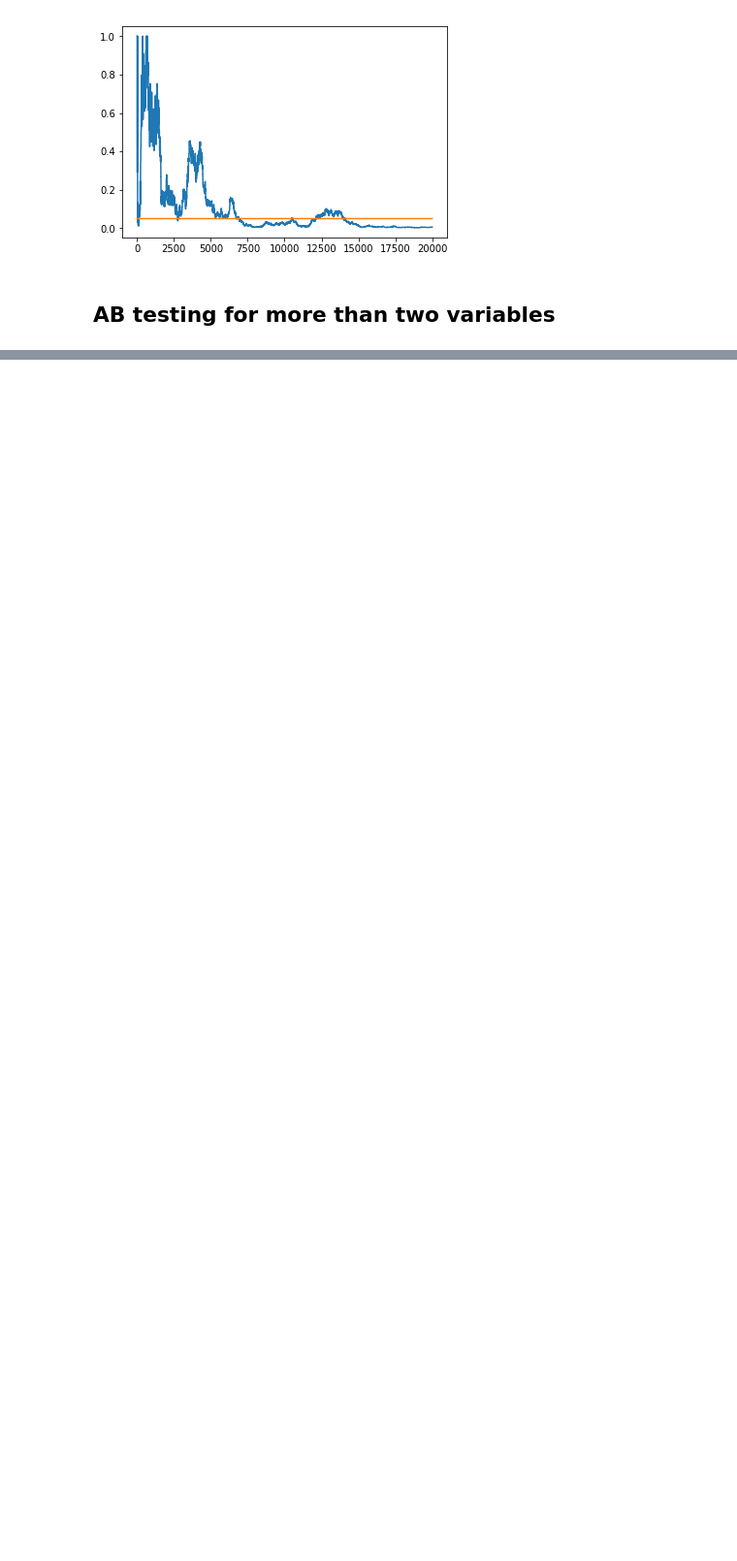
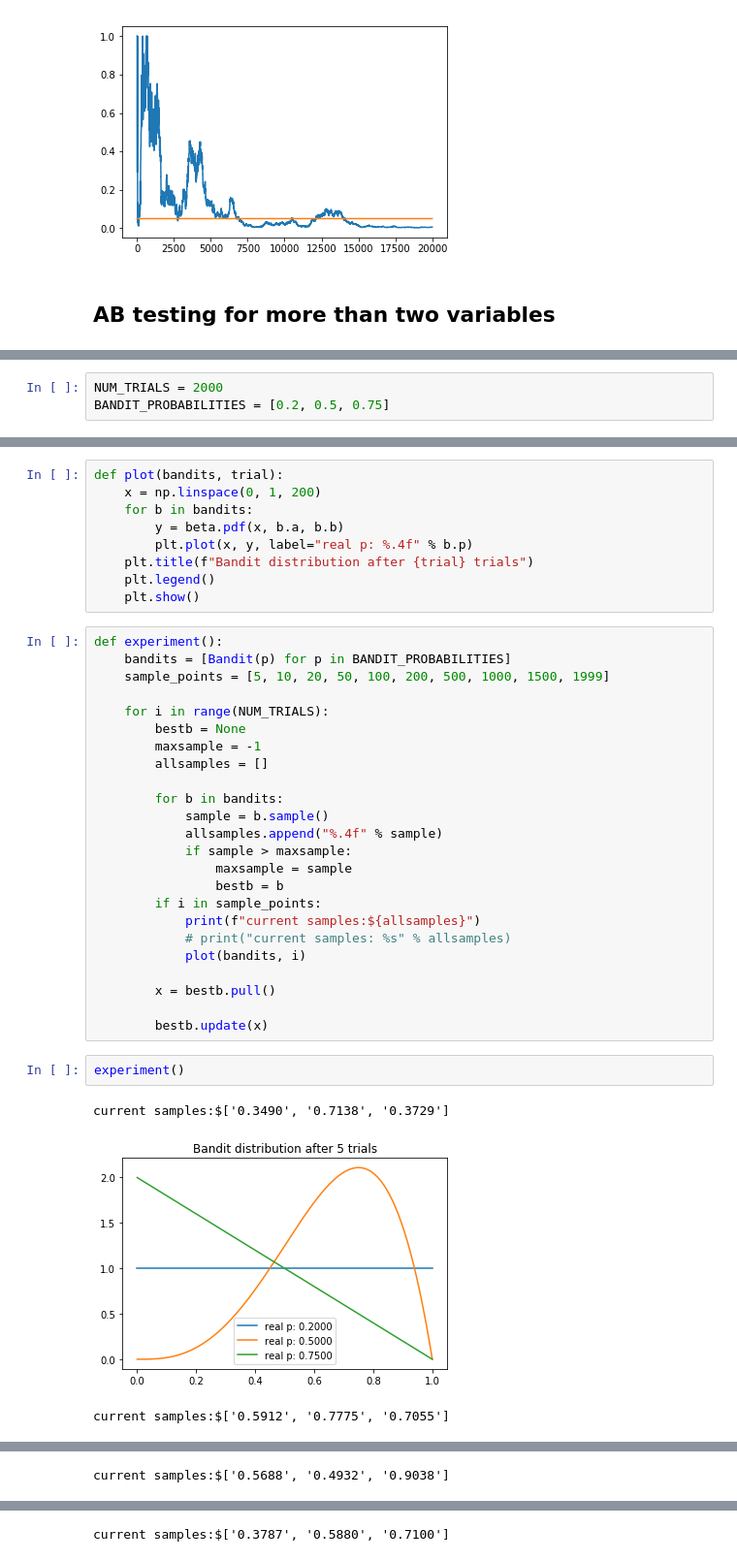
Before and after one commit to talk2sunil83/machine_learning_examples, a Jupyter notebook: ab_testing/ABTest.ipynb, the cells around one changed output, grey strips where cells are left out. Shown at 97% size. Saved outputs shown, nothing was run; the diff lists cells and outputs as text; blank space fills up the shorter version.

```diff
--- a/ab_testing/ABTest.ipynb
+++ b/ab_testing/ABTest.ipynb
@@ -61,0 +92,3 @@ Post Hoc Testing
+# %%
+NUM_TRIALS = 2000
+BANDIT_PROBABILITIES = [0.2, 0.5, 0.75]
@@ -61,0 +111,39 @@ Post Hoc Testing
+# %%
+def plot(bandits, trial):
+    x = np.linspace(0, 1, 200)
+    for b in bandits:
+        y = beta.pdf(x, b.a, b.b)
+        plt.plot(x, y, label="real p: %.4f" % b.p)
+    plt.title(f"Bandit distribution after {trial} trials")
+    plt.legend()
+    plt.show()
+# %%
+def experiment():
+    bandits = [Bandit(p) for p in BANDIT_PROBABILITIES]
+    sample_points = [5, 10, 20, 50, 100, 200, 500, 1000, 1500, 1999]
+
+    for i in range(NUM_TRIALS):
+        bestb = None
+        maxsample = -1
+        allsamples = []
+
+        for b in bandits:
+            sample = b.sample()
+            allsamples.append("%.4f" % sample)
+            if sample > maxsample:
+                maxsample = sample
+                bestb = b
+        if i in sample_points:
+            print(f"current samples:${allsamples}")
+            # print("current samples: %s" % allsamples)
+            plot(bandits, i)
+
+        x = bestb.pull()
+
+        bestb.update(x)
+# %%
+experiment()
+# %% [output]
+current samples:$['0.3490', '0.7138', '0.3729']
+[figure, added]
+current samples:$['0.5912', '0.7775', '0.7055']
@@ -61,0 +151 @@ Post Hoc Testing
+current samples:$['0.5688', '0.4932', '0.9038']
@@ -61,0 +153 @@ Post Hoc Testing
+current samples:$['0.3787', '0.5880', '0.7100']
```
Also changed, not shown: parts of 20 cells of this notebook, 9 other files.
